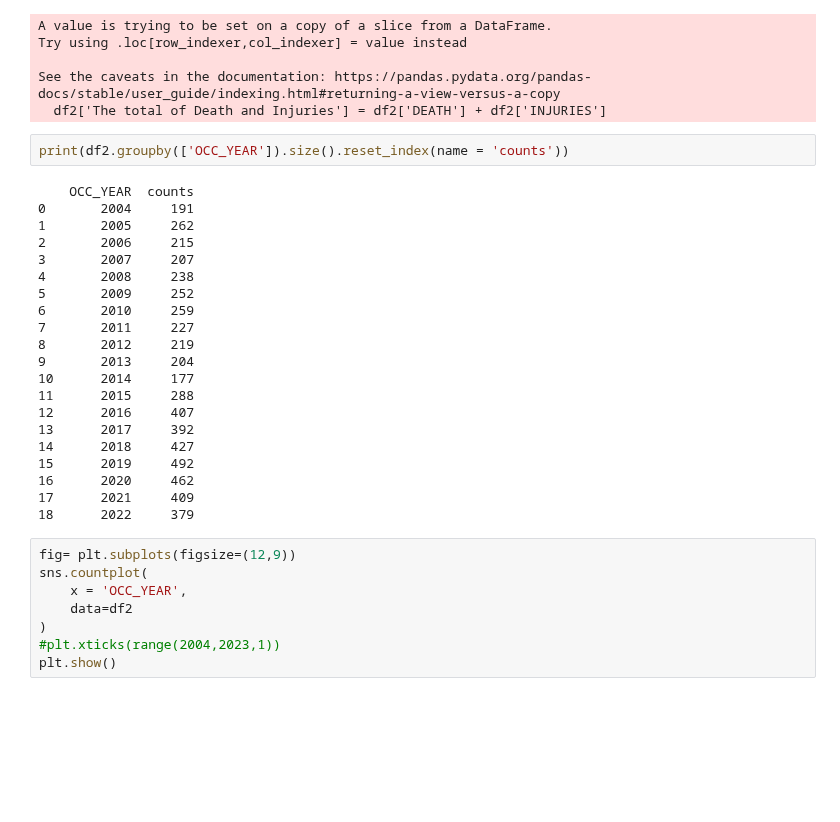
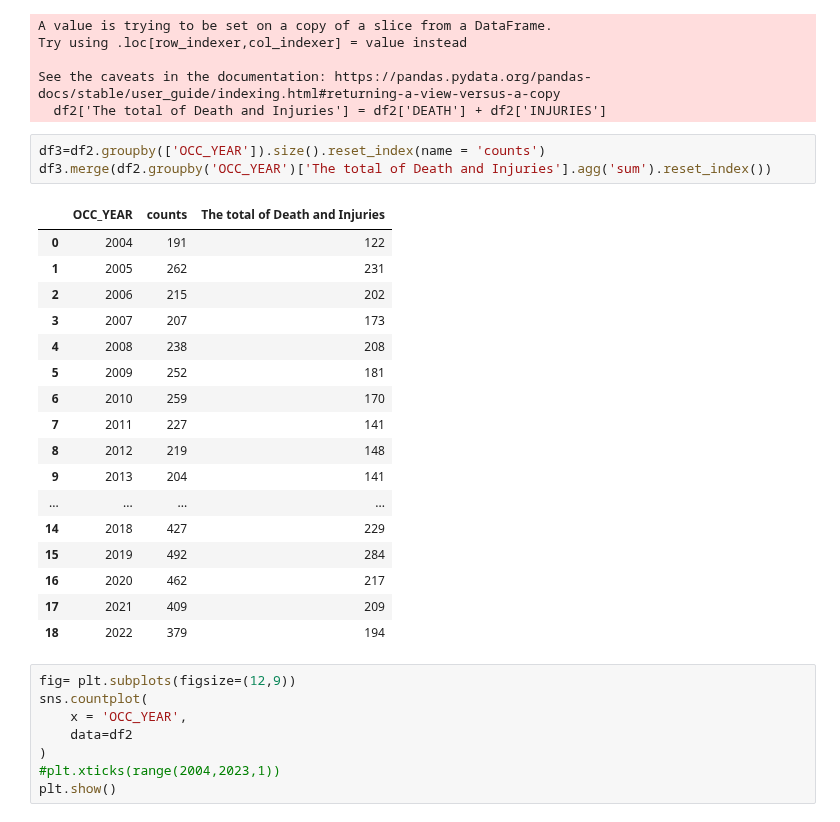
Before and after one commit to ChuHongHeMike/schulich_data_science_he55, a Jupyter notebook: AI/P1.ipynb, the cells around one changed output. Saved outputs shown, nothing was run; the diff lists cells and outputs as text; blank space fills up the shorter version.

```diff
--- a/AI/P1.ipynb
+++ b/AI/P1.ipynb
@@ -31,28 +31,26 @@ Try using .loc[row_indexer,col_indexer] = value instead
 See the caveats in the documentation: https://pandas.pydata.org/pandas-docs/stable/user_guide/indexing.html#returning-a-view-versus-a-copy
   df2['The total of Death and Injuries'] = df2['DEATH'] + df2['INJURIES']
 # %%
-print(df2.groupby(['OCC_YEAR']).size().reset_index(name = 'counts'))
+df3=df2.groupby(['OCC_YEAR']).size().reset_index(name = 'counts')
+df3.merge(df2.groupby('OCC_YEAR')['The total of Death and Injuries'].agg('sum').reset_index())
 # %% [output]
-    OCC_YEAR  counts
-0       2004     191
-1       2005     262
-2       2006     215
-3       2007     207
-4       2008     238
-5       2009     252
-6       2010     259
-7       2011     227
-8       2012     219
-9       2013     204
-10      2014     177
-11      2015     288
-12      2016     407
-13      2017     392
-14      2018     427
-15      2019     492
-16      2020     462
-17      2021     409
-18      2022     379
+|  | OCC_YEAR | counts | The total of Death and Injuries |
+| 0 | 2004 | 191 | 122 |
+| 1 | 2005 | 262 | 231 |
+| 2 | 2006 | 215 | 202 |
+| 3 | 2007 | 207 | 173 |
+| 4 | 2008 | 238 | 208 |
+| 5 | 2009 | 252 | 181 |
+| 6 | 2010 | 259 | 170 |
+| 7 | 2011 | 227 | 141 |
+| 8 | 2012 | 219 | 148 |
+| 9 | 2013 | 204 | 141 |
+| ... | ... | ... | ... |
+| 14 | 2018 | 427 | 229 |
+| 15 | 2019 | 492 | 284 |
+| 16 | 2020 | 462 | 217 |
+| 17 | 2021 | 409 | 209 |
+| 18 | 2022 | 379 | 194 |
 # %%
 fig= plt.subplots(figsize=(12,9))
 sns.countplot(
```
